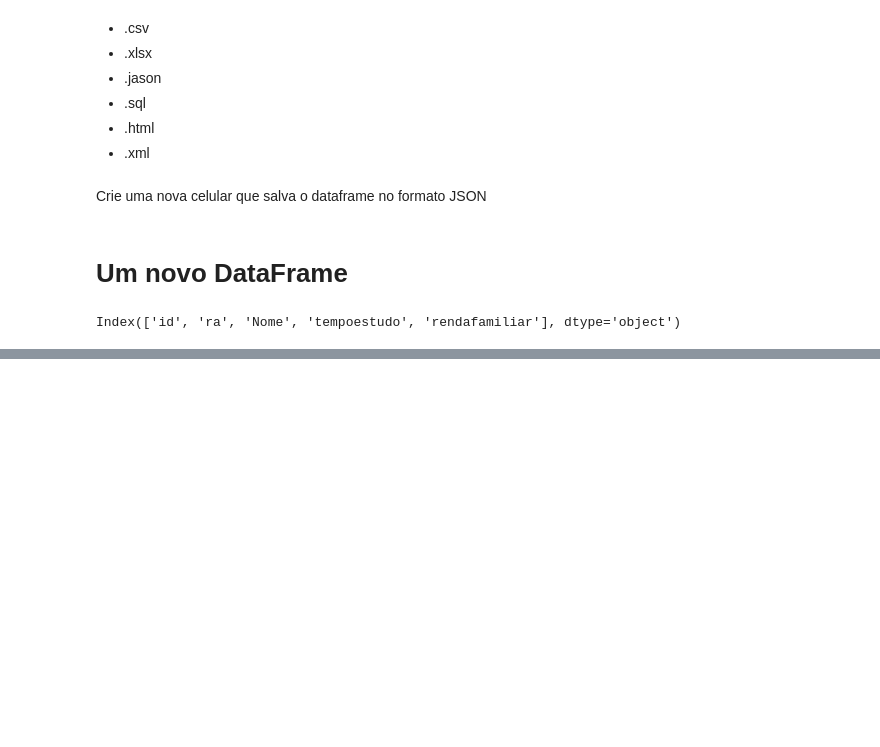
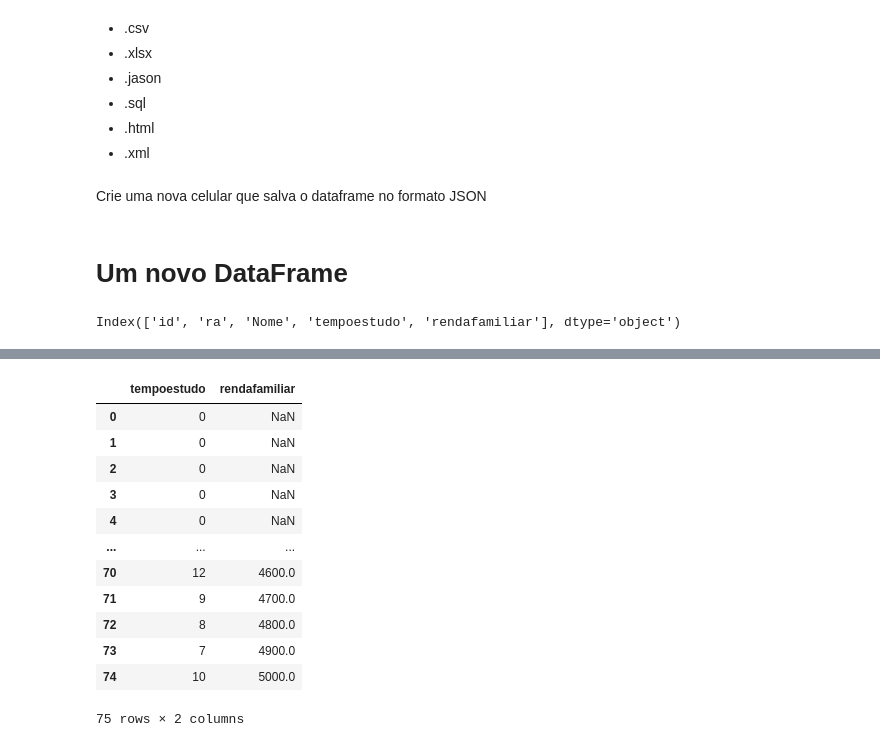
Before and after one commit to Mik3532/Python, a Jupyter notebook: ProjetoFinalNotbook/imersaopandas.ipynb, the cells around one changed output, grey strips where cells are left out. Saved outputs shown, nothing was run; the diff lists cells and outputs as text; code cells hidden in the pictures; blank space fills up the shorter version.

```diff
--- a/ProjetoFinalNotbook/imersaopandas.ipynb
+++ b/ProjetoFinalNotbook/imersaopandas.ipynb
@@ -113,0 +163,16 @@ df_tempo_renda = df_alunos[["tempoestudo","rendafamiliar"]]
+# %%
+renda_familiar
+# %% [output]
+|  | tempoestudo | rendafamiliar |
+| 0 | 0 | NaN |
+| 1 | 0 | NaN |
+| 2 | 0 | NaN |
+| 3 | 0 | NaN |
+| 4 | 0 | NaN |
+| ... | ... | ... |
+| 70 | 12 | 4600.0 |
+| 71 | 9 | 4700.0 |
+| 72 | 8 | 4800.0 |
+| 73 | 7 | 4900.0 |
+| 74 | 10 | 5000.0 |
+75 rows × 2 columns
```
Also changed, not shown: parts of 15 cells of this notebook, 2 other files.
